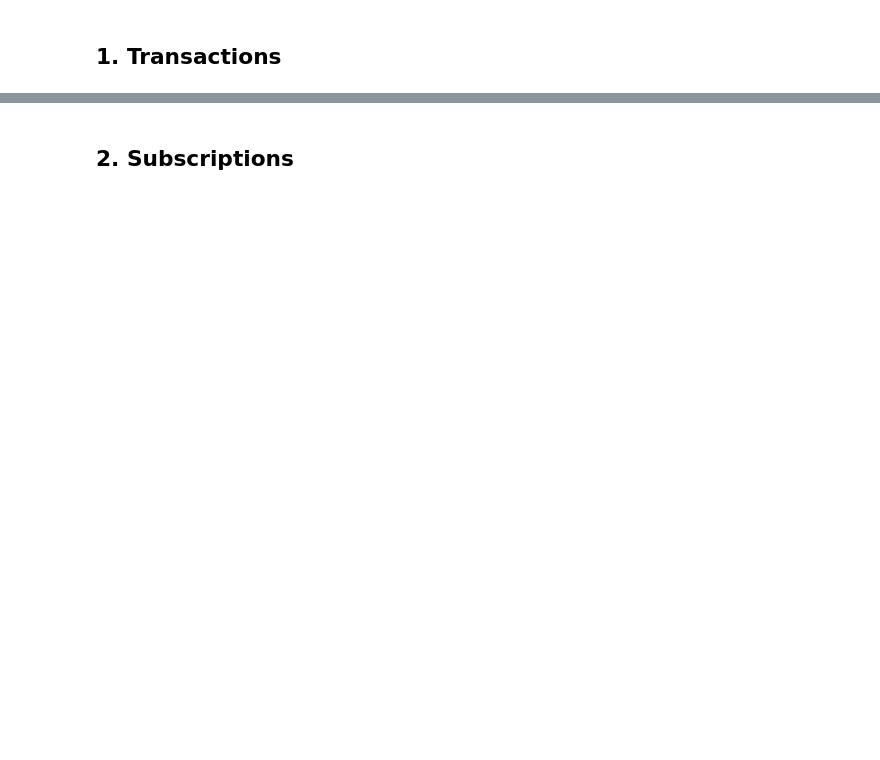
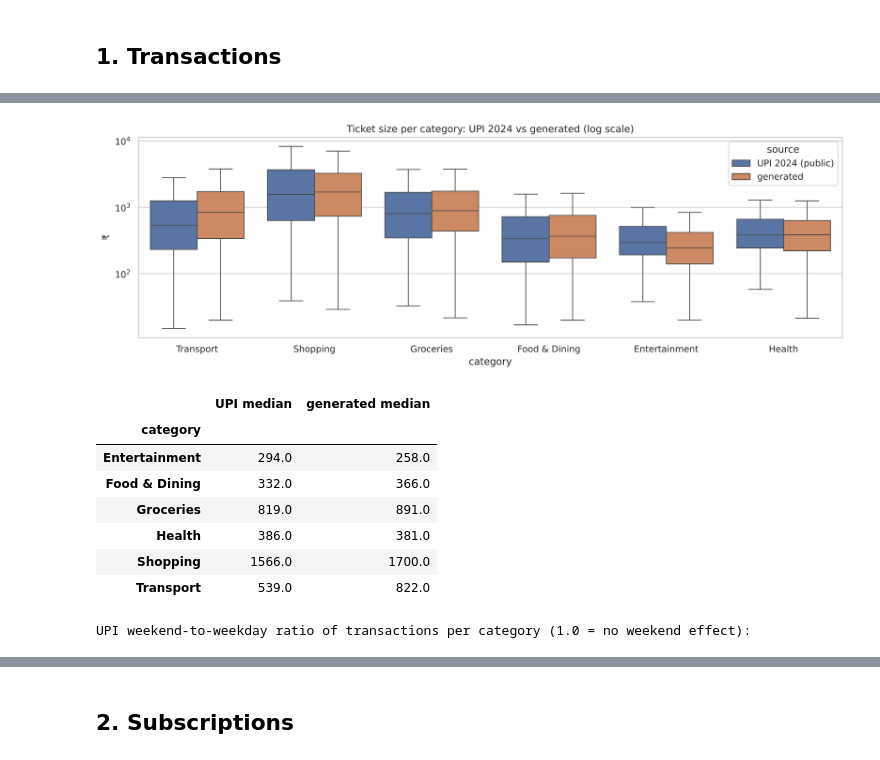
Before and after one commit to joshi-mishita/finance-tracker, a Jupyter notebook: notebooks/eda.ipynb, the cells around one changed output, grey strips where cells are left out. Cells and saved outputs as stored; diff of their text form; code cells hidden in the pictures; blank space fills up the shorter version.

```diff
--- a/notebooks/eda.ipynb
+++ b/notebooks/eda.ipynb
@@ -115,0 +131,27 @@ No public datasets in data/raw/ - download them to compare (see data/SOURCES.md)
+# %%
+# #2 UPI 2024: real ticket sizes per category vs our generated (calibrated) variable-spend transactions
+upi = public.get('upi_2024')
+if upi is not None:
+    u = upi[upi.transaction_status == 'SUCCESS'].assign(category=lambda d: d.merchant_category.map(UPI_CATEGORY_MAP))
+    cats = ['Food & Dining', 'Groceries', 'Transport', 'Shopping', 'Health', 'Entertainment']
+    a = u[u.category.isin(cats)][['category', 'amount (INR)']].rename(columns={'amount (INR)': 'amount'}).assign(source='UPI 2024 (public)')
+    g = debit[debit.category.isin(cats) & ~debit.is_large][['category', 'amount']].assign(source='generated')
+    both = pd.concat([a.sample(40000, random_state=42), g.sample(40000, random_state=42)])
+    plt.figure(figsize=(13, 4.5)); sns.boxplot(data=both, x='category', y='amount', hue='source', showfliers=False)
+    plt.yscale('log'); plt.title('Ticket size per category: UPI 2024 vs generated (log scale)'); plt.ylabel('₹')
+    plt.tight_layout(); plt.savefig(RES / 'eda_upi_vs_generated_amounts.png', dpi=110); plt.show()
+    med = pd.DataFrame({'UPI median': a.groupby('category').amount.median(), 'generated median': g.groupby('category').amount.median()}).round(0)
+    display(med)
+    print('UPI weekend-to-weekday ratio of transactions per category (1.0 = no weekend effect):')
+    display(upi_calibration()[['weekend_ratio']].round(3).T)
+# %% [output]
+[figure, added]
+|  | UPI median | generated median |
+| category |  |  |
+| Entertainment | 294.0 | 258.0 |
+| Food & Dining | 332.0 | 366.0 |
+| Groceries | 819.0 | 891.0 |
+| Health | 386.0 | 381.0 |
+| Shopping | 1566.0 | 1700.0 |
+| Transport | 539.0 | 822.0 |
+UPI weekend-to-weekday ratio of transactions per category (1.0 = no weekend effect):
```
Also changed, not shown: parts of 23 cells of this notebook, 43 other files.
